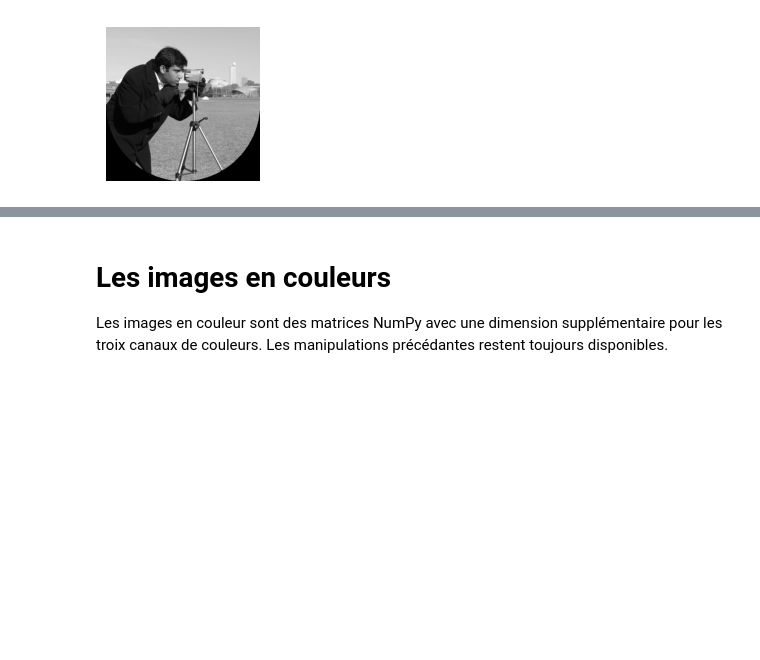
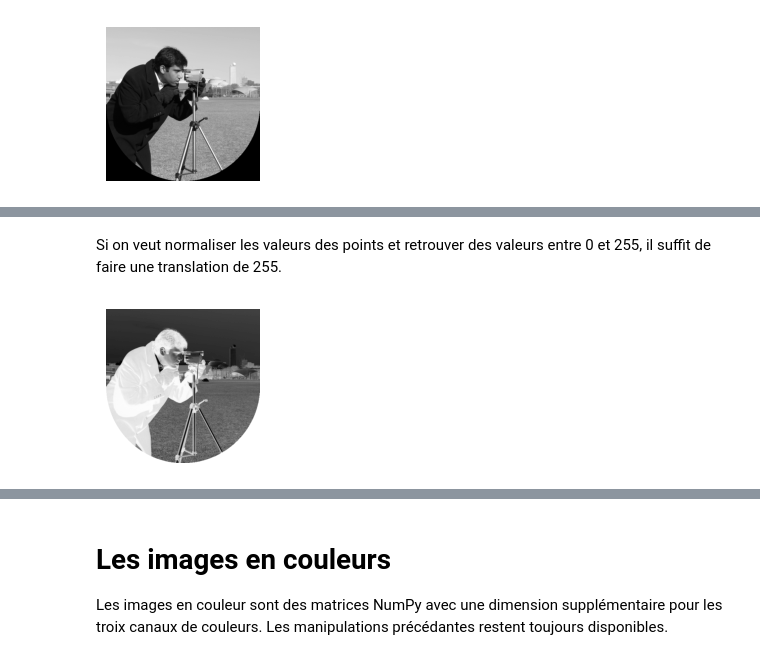
Before and after one commit to mat90hub/python_par_jupyter, a Jupyter notebook: 06_img/02_scikit_img.ipynb, the cells around one changed output, grey strips where cells are left out. Saved outputs shown, nothing was run; the diff lists cells and outputs as text; code cells hidden in the pictures; blank space fills up the shorter version.

```diff
--- a/06_img/02_scikit_img.ipynb
+++ b/06_img/02_scikit_img.ipynb
@@ -114,0 +127,9 @@ plt.show()
+# %% [markdown]
+Si on veut normaliser les valeurs des points et retrouver des valeurs entre 0 et 255, il suffit de faire une translation de 255.
+# %%
+plt.figure(figsize=(2,2))  # taille de l'image en pouces
+plt.imshow(255-camera, cmap=plt.cm.gray, vmin=0, vmax=255)
+plt.axis("off")
+plt.show()
+# %% [output]
+[figure, added]
```
Also changed, not shown: parts of 27 cells of this notebook, 7 other files.
